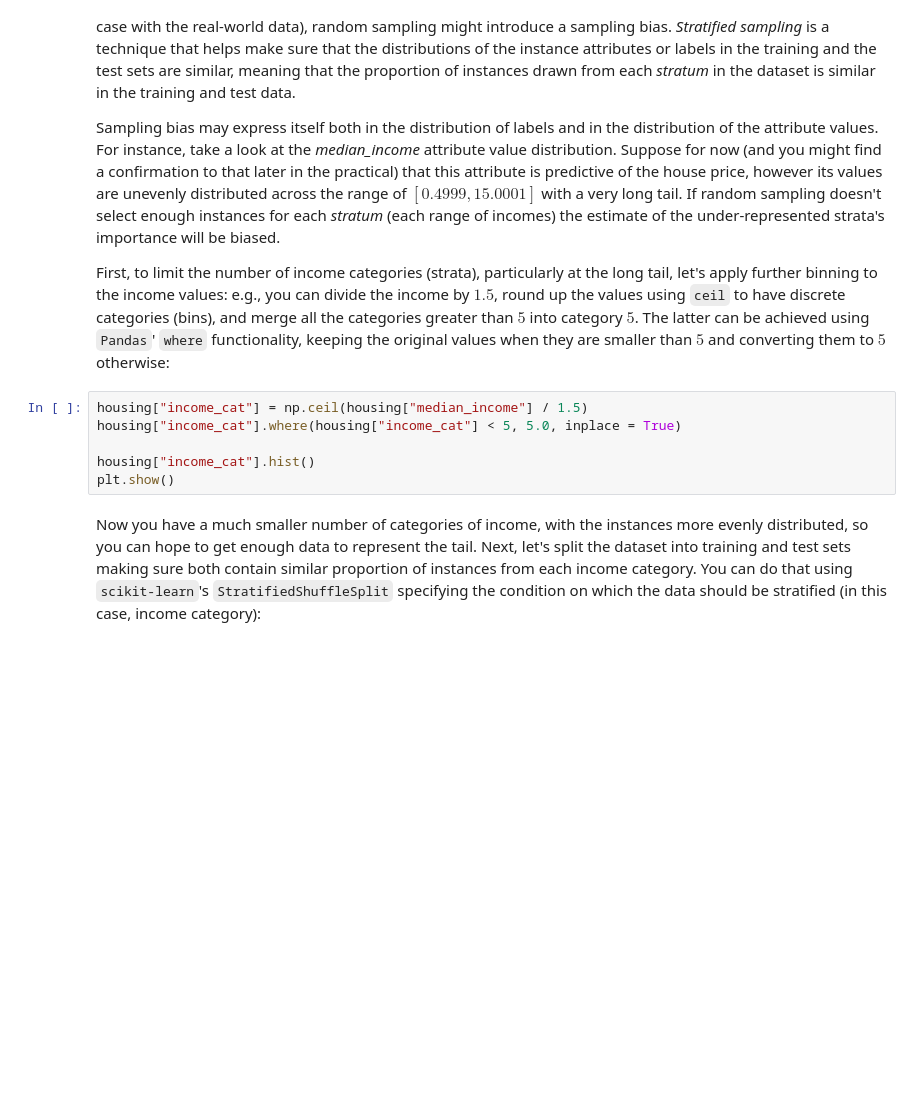
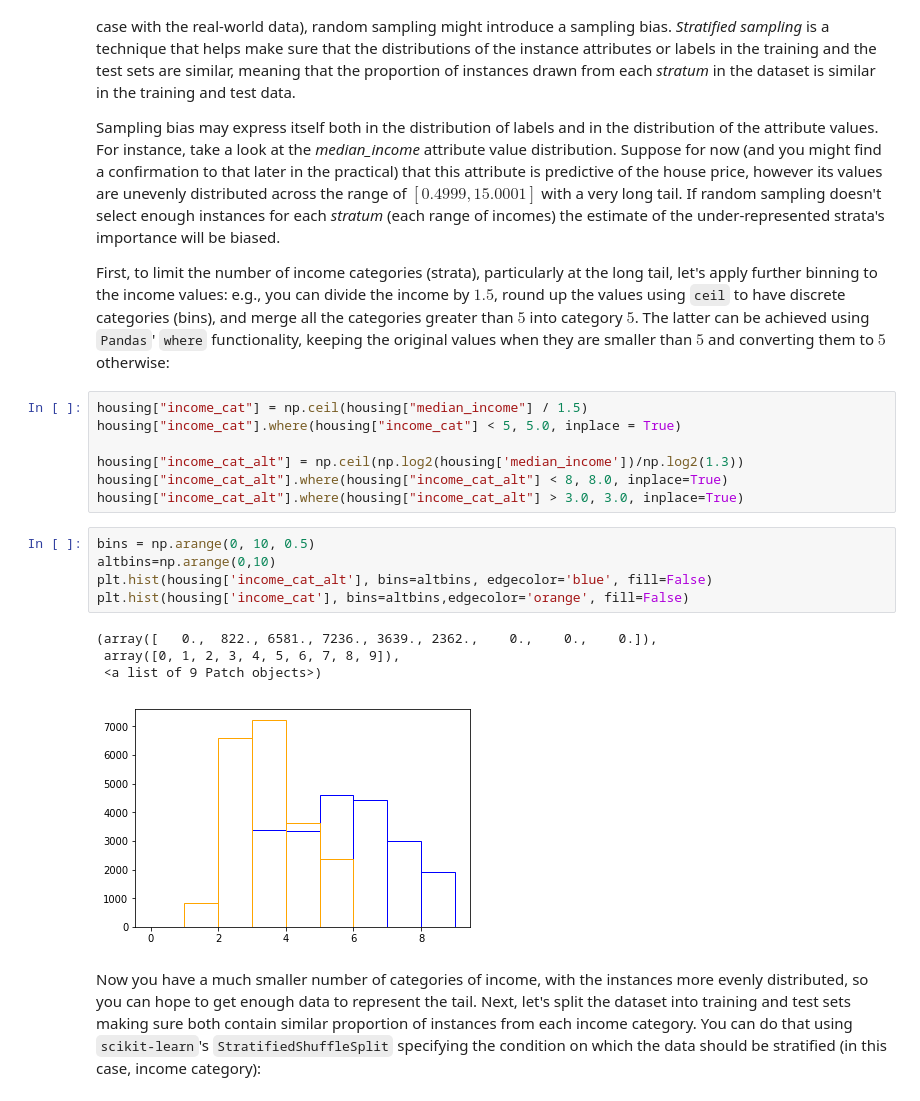
Before and after one commit to dks28/cl-datasci-pnp, a Jupyter notebook: DSPNP_practical1/DSPNP_notebook1.ipynb, the cells around one changed output. Saved outputs shown, nothing was run; the diff lists cells and outputs as text; blank space fills up the shorter version.

```diff
--- a/DSPNP_practical1/DSPNP_notebook1.ipynb
+++ b/DSPNP_practical1/DSPNP_notebook1.ipynb
@@ -162,8 +209,19 @@ First, to limit the number of income categories (strata), particularly at the lo
 housing["income_cat"] = np.ceil(housing["median_income"] / 1.5)
 housing["income_cat"].where(housing["income_cat"] < 5, 5.0, inplace = True)
 
-housing["income_cat"].hist()
-plt.show()
+housing["income_cat_alt"] = np.ceil(np.log2(housing['median_income'])/np.log2(1.3))
+housing["income_cat_alt"].where(housing["income_cat_alt"] < 8, 8.0, inplace=True)
+housing["income_cat_alt"].where(housing["income_cat_alt"] > 3.0, 3.0, inplace=True)
+# %%
+bins = np.arange(0, 10, 0.5)
+altbins=np.arange(0,10)
+plt.hist(housing['income_cat_alt'], bins=altbins, edgecolor='blue', fill=False)
+plt.hist(housing['income_cat'], bins=altbins,edgecolor='orange', fill=False)
+# %% [output]
+(array([   0.,  822., 6581., 7236., 3639., 2362.,    0.,    0.,    0.]),
+ array([0, 1, 2, 3, 4, 5, 6, 7, 8, 9]),
+ <a list of 9 Patch objects>)
+[figure, added]
 # %% [markdown]
 Now you have a much smaller number of categories of income, with the instances more evenly distributed, so you can hope to get enough data to represent the tail. Next, let's split the dataset into training and test sets making sure both contain similar proportion of instances from each income category. You can do that using `scikit-learn`'s `StratifiedShuffleSplit` specifying the condition on which the data should be stratified (in this case, income category):
 # %%
```
Also changed, not shown: parts of 75 cells of this notebook, 1 other file.
